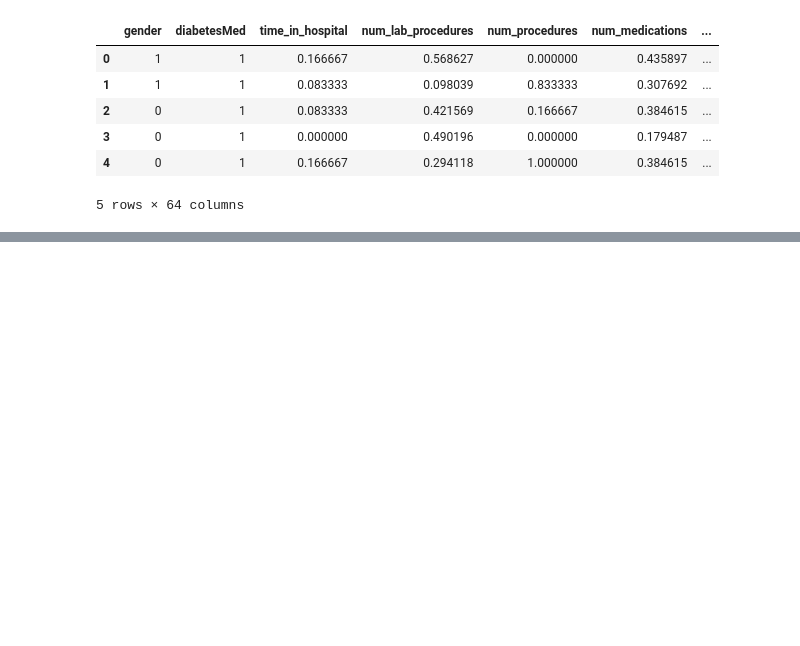
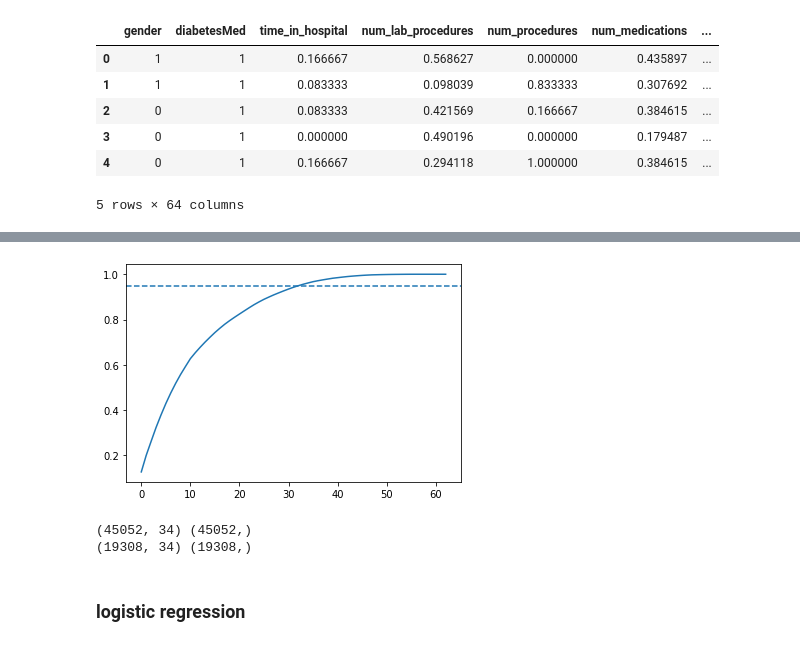
Before and after one commit to annasophiat/diabetic-readmissions, a Jupyter notebook: diabetes_machine_learning.ipynb, the cells around one changed output, grey strips where cells are left out. Saved outputs shown, nothing was run; the diff lists cells and outputs as text; code cells hidden in the pictures; blank space fills up the shorter version.

```diff
--- a/diabetes_machine_learning.ipynb
+++ b/diabetes_machine_learning.ipynb
@@ -635,0 +113,11 @@ Confusion Matrix
+# %%
+# calculate cumulative explained variance
+cum_exp_variance = np.cumsum(exp_variance)
+
+# plotting cumulative explained variance and draw a dashed line at 0.95, representing 95% of explained variance
+fig, ax = plt.subplots()
+ax.plot(cum_exp_variance)
+ax.axhline(y=0.95, linestyle='--')
+plt.show()
+# %% [output]
+[figure, added]
@@ -635,0 +132,11 @@ Confusion Matrix
+# %%
+# train test split
+X_train, X_test, y_train, y_test = train_test_split(pca_X, y, test_size=0.3, random_state=42, stratify=y)
+
+print(X_train.shape, y_train.shape)
+print(X_test.shape, y_test.shape)
+# %% [output]
+(45052, 34) (45052,)
+(19308, 34) (19308,)
+# %% [markdown]
+### logistic regression
```
Also changed, not shown: parts of 106 cells of this notebook.
